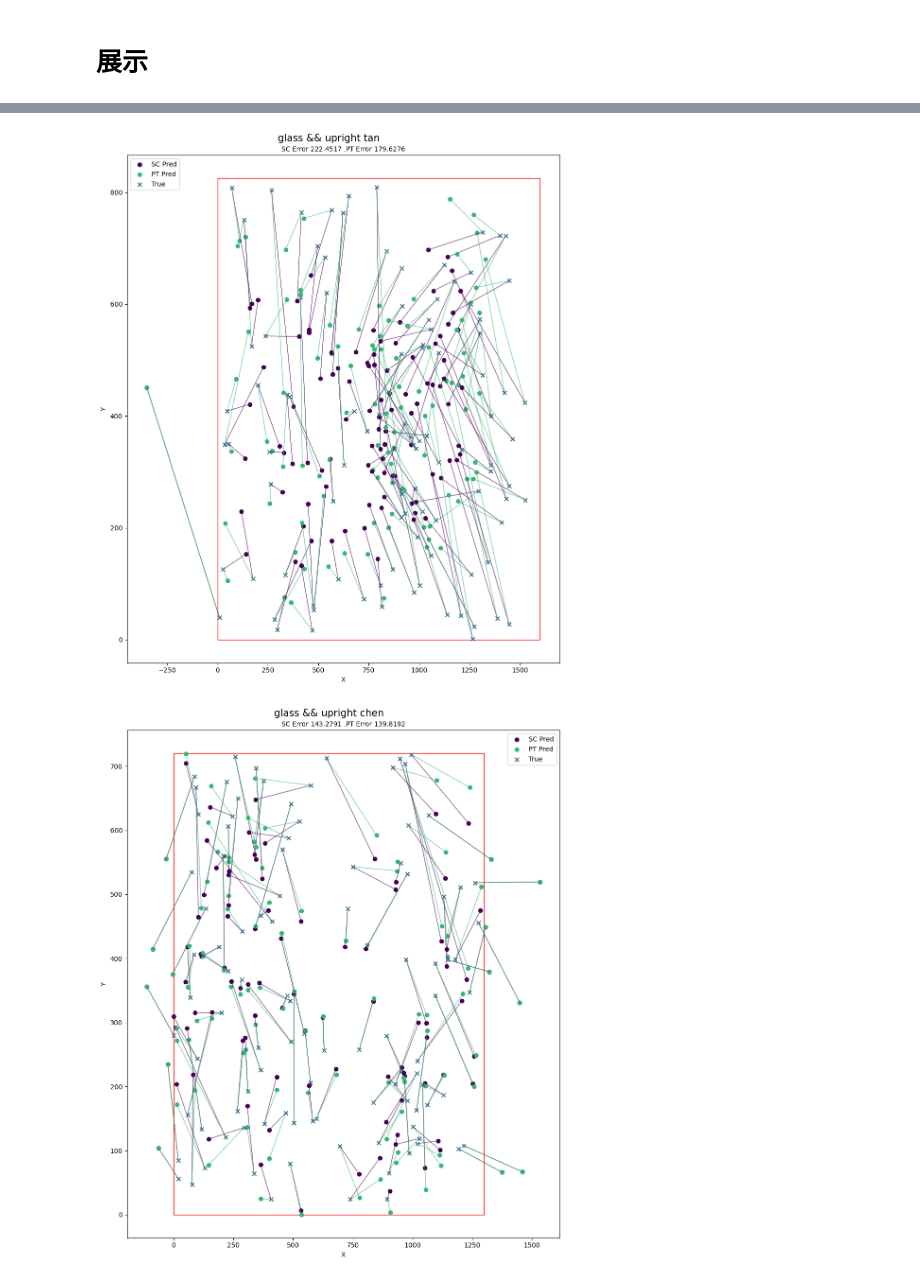
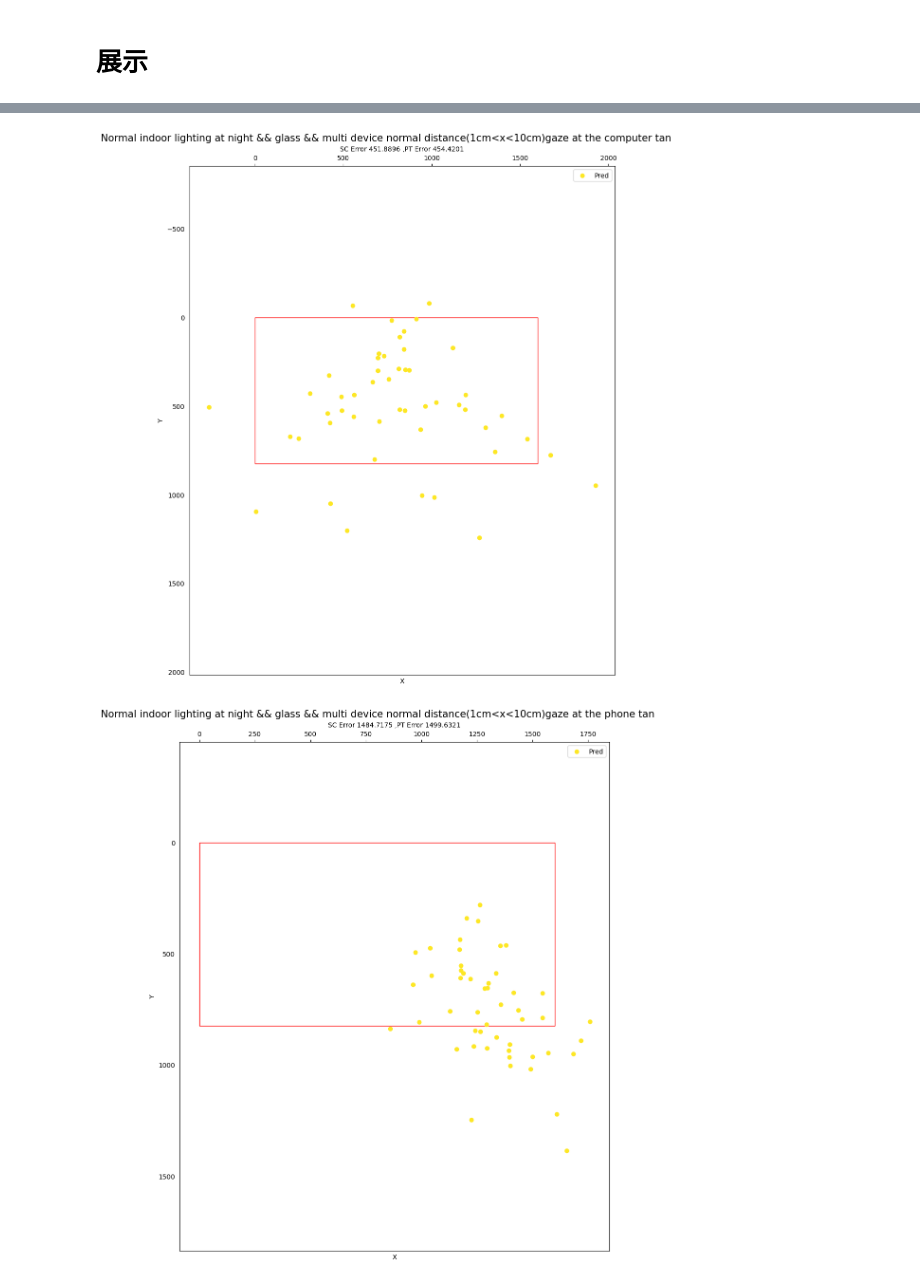
Before and after one commit to OYTubo/GazeNormalization, a Jupyter notebook: analyze_lin.ipynb, the cells around one changed output, grey strips where cells are left out. Drawn from its saved outputs; the diff is of its cells as text; code cells hidden in the pictures.

```diff
--- a/analyze_lin.ipynb
+++ b/analyze_lin.ipynb
@@ -589,0 +709,3 @@ df.to_excel('./new_example.xlsx', index=False)
+# %%
+for j in com_tan:
+    print(tan_face_inscreen[j-2001],np.linalg.norm(tan_face_inscreen[j-2001]))
@@ -589,0 +723,3 @@ df.to_excel('./new_example.xlsx', index=False)
+# %%
+for j in phone_tan:
+    print(tan_face_outscreen[j-2101],np.linalg.norm(tan_face_outscreen[j-2101]))
@@ -589,0 +744,3 @@ df.to_excel('./new_example.xlsx', index=False)
+# %%
+tan_inscreen_face_len = np.linalg.norm(tan_face_inscreen, axis=1)
+tan_outscreen_face_len = np.linalg.norm(tan_face_outscreen, axis=1)
@@ -589,0 +750,9 @@ df.to_excel('./new_example.xlsx', index=False)
+# %%
+pred_gc_inscreen_test = []
+pred_gc_outscreen_test = []
+for j in range(len(pred[34])):
+        pred_gc_inscreen_test.append(warp_norm.vector_to_gc(org_pred[34][j], pixel_scale_tan, tan_inscreen_face_len[j]))
+for j in range(len(pred[36])):
+        pred_gc_outscreen_test.append(warp_norm.vector_to_gc(org_pred[36][j], pixel_scale_tan, tan_outscreen_face_len[j]))
+pred_gc_inscreen_test += org_tan
+pred_gc_outscreen_test += org_tan
@@ -590,28 +794,35 @@ df.to_excel('./new_example.xlsx', index=False)
 # %%
-for i in range(8):
+for i in [17*2, 18*2]:
     fig = plt.figure(figsize=(10, 12))
     ax = fig.add_subplot()
     if i%2==0:
         rect = plt.Rectangle((0, 0), 1600, 825, edgecolor='r', facecolor='None')
     else:
         rect = plt.Rectangle((0, 0), 1300, 720, edgecolor='r', facecolor='None')
     ax.add_patch(rect)
     for j in range(len(pred[i])):
-        # plt.scatter(pred_gc_org[i][j][0], pred_gc_org[i][j][1], marker='o', color=colors[3], label=f'Pred')
-        plt.scatter(refine_pred[i][j][0], refine_pred[i][j][1], marker='o', color=colors[0], label=f'SC Pred')
-        plt.scatter(final_pred[i][j][0], final_pred[i][j][1], marker='o',color = colors[2], label=f'PT Pred')
-        plt.scatter(ground_truth[i][j][0], ground_truth[i][j][1], marker='x',color = colors[1], label=f'True')
-        plt.arrow(ground_truth[i][j][0], ground_truth[i][j][1], refine_pred[i][j][0] - ground_truth[i][j][0], refine_pred[i][j][1] - ground_truth[i][j][1], color=colors[0], alpha=0.5)
-        plt.arrow(ground_truth[i][j][0], ground_truth[i][j][1], final_pred[i][j][0] - ground_truth[i][j][0], final_pred[i][j][1] - ground_truth[i][j][1], color=colors[2], alpha=0.5)
+        plt.scatter(pred_gc_org[i][j][0], pred_gc_org[i][j][1], marker='o', color=colors[3], label=f'Pred')
+        #plt.scatter(pred_gc_org[i][j][0]-(np.mean(pred_gc_org[i][:][0])-np.mean(pred_gc_org[0][:][0])), pred_gc_org[i][j][1]-(np.mean(pred_gc_org[i][:][1])-np.mean(pred_gc_org[0][:][1])), marker='o', color=colors[0], label=f'SC Pred')
+        #plt.scatter(refine_pred[i][j][0], refine_pred[i][j][1], marker='o', color=colors[0], label=f'SC Pred')
+        #plt.scatter(final_pred[i][j][0], final_pred[i][j][1], marker='o',color = colors[2], label=f'PT Pred')
+        #plt.scatter(ground_truth[i][j][0], ground_truth[i][j][1], marker='x',color = colors[1], label=f'True')
+        #plt.arrow(ground_truth[i][j][0], ground_truth[i][j][1], refine_pred[i][j][0] - ground_truth[i][j][0], refine_pred[i][j][1] - ground_truth[i][j][1], color=colors[0], alpha=0.5)
+        #plt.arrow(ground_truth[i][j][0], ground_truth[i][j][1], final_pred[i][j][0] - ground_truth[i][j][0], final_pred[i][j][1] - ground_truth[i][j][1], color=colors[2], alpha=0.5)
         if (j == 0):
             plt.legend()
     plt.title(f'SC Error {SC_errors[i]:.4f} ,PT Error {PT_errors[i]:.4f}', fontsize=10)
     plt.suptitle(f'{condition_label[i]} ', fontsize=15)
+    # 将x坐标轴放在上方
+    plt.tick_params(axis='both', which='both', bottom=False, top=True, left=False, right=False)
+    plt.gca().xaxis.set_ticks_position('top')
+    plt.axis('equal')
     plt.xlabel('X')
     plt.ylabel('Y')
     # plt.legend()
     plt.tight_layout()
+    # 将坐标原点设置在左上角
+    plt.gca().invert_yaxis()
     plt.show()
 # %% [output]
-[figure, old version]
+[figure, new version]
-[figure, old version]
+[figure, new version]
```
Also changed, not shown: parts of 30 cells of this notebook, 19 other files.
